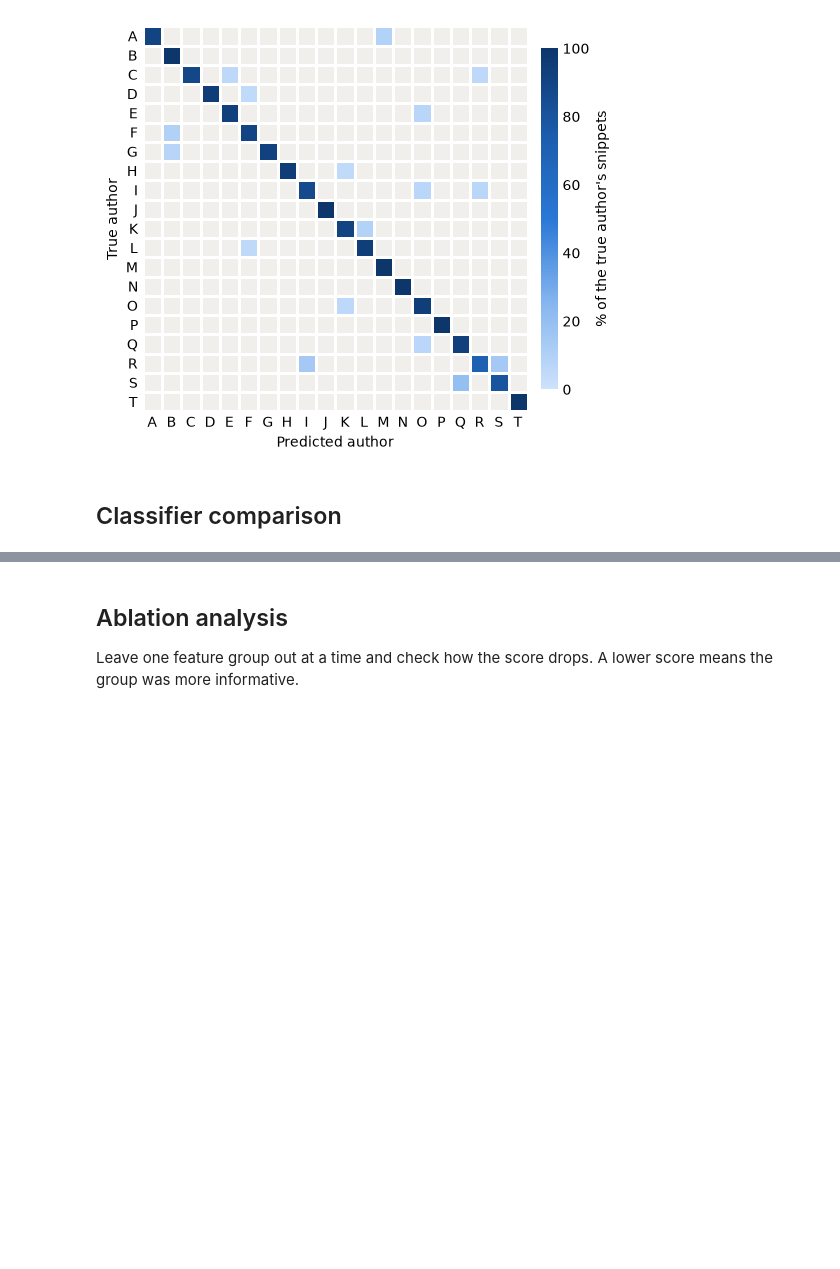
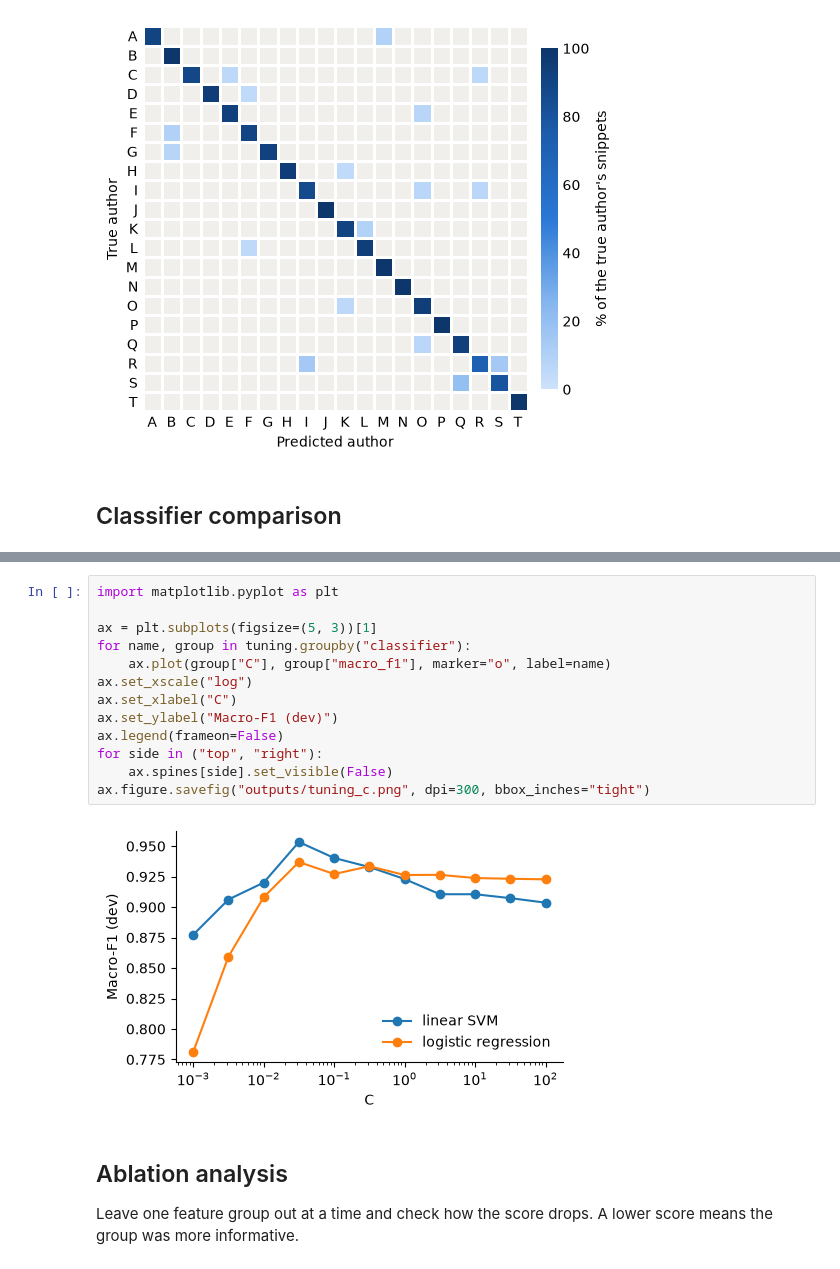
Before and after one commit to franciscacarneiro/TxMM_assignment3, a Jupyter notebook: attribution.ipynb, the cells around one changed output, grey strips where cells are left out. Saved outputs shown, nothing was run; the diff lists cells and outputs as text; blank space fills up the shorter version.

```diff
--- a/attribution.ipynb
+++ b/attribution.ipynb
@@ -65,3 +107,18 @@ random forest              0.918     0.890
+# %%
+import matplotlib.pyplot as plt
+
+ax = plt.subplots(figsize=(5, 3))[1]
+for name, group in tuning.groupby("classifier"):
+    ax.plot(group["C"], group["macro_f1"], marker="o", label=name)
+ax.set_xscale("log")
+ax.set_xlabel("C")
+ax.set_ylabel("Macro-F1 (dev)")
+ax.legend(frameon=False)
+for side in ("top", "right"):
+    ax.spines[side].set_visible(False)
+ax.figure.savefig("outputs/tuning_c.png", dpi=300, bbox_inches="tight")
+# %% [output]
+[figure, added]
 # %% [markdown]
 ## Ablation analysis
 
```
Also changed, not shown: parts of 5 cells of this notebook, 6 other files.
